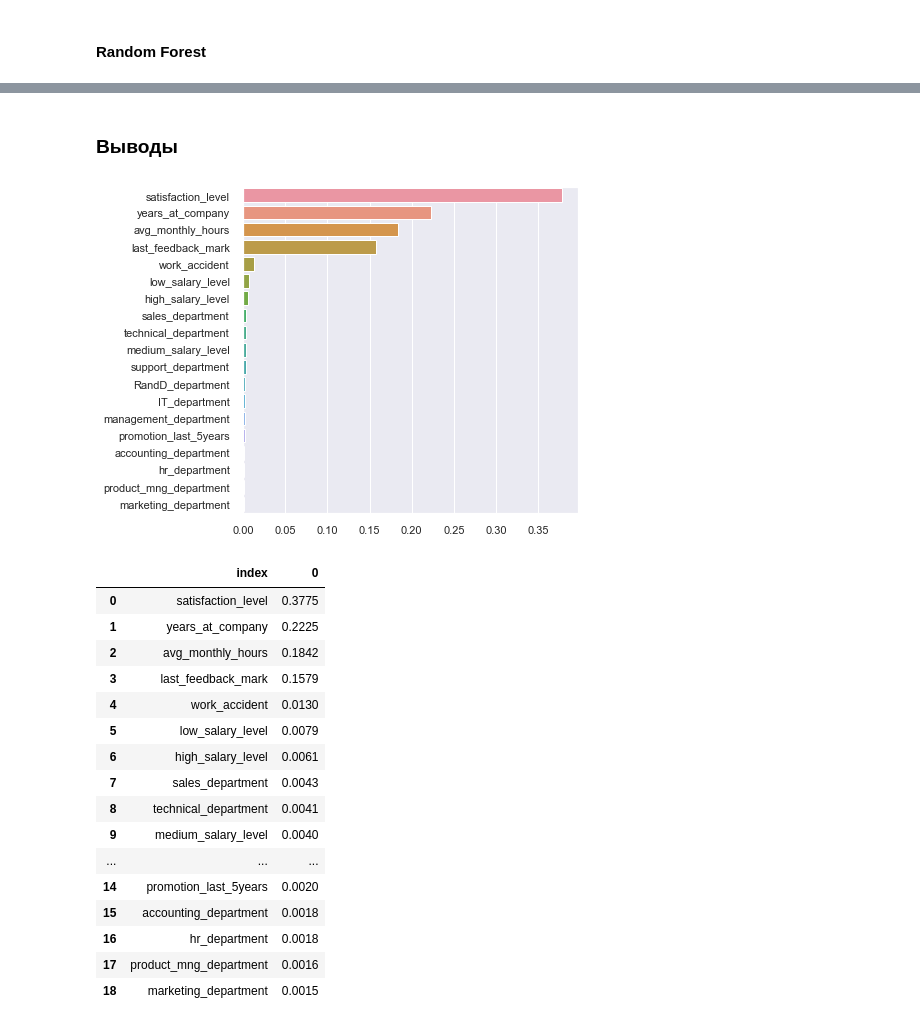
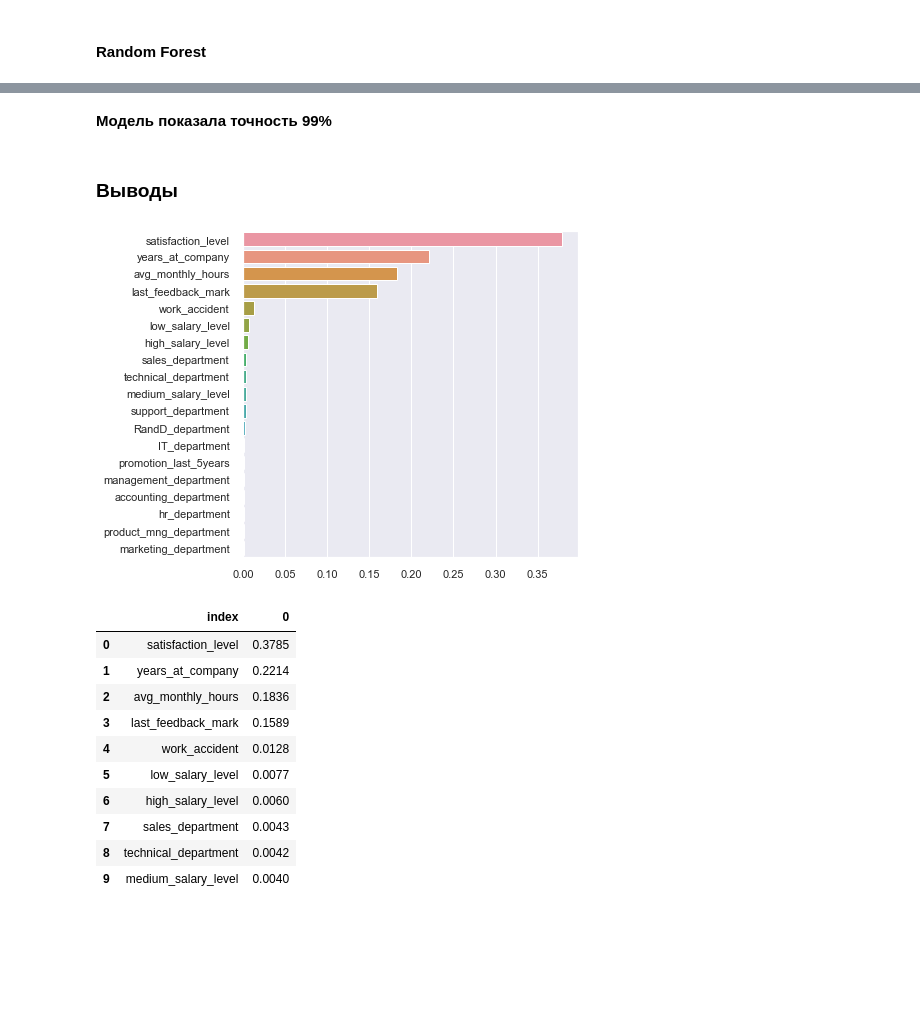
Before and after one commit to philippnicholson/netology_pyda_diploma, a Jupyter notebook: pyda-diploma.ipynb, the cells around one changed output, grey strips where cells are left out. Drawn from its saved outputs; the diff is of its cells as text; code cells hidden in the pictures; blank space fills up the shorter version.

```diff
--- a/pyda-diploma.ipynb
+++ b/pyda-diploma.ipynb
@@ -634,29 +663,25 @@ model accuracy: 99.163%
+# %% [markdown]
+**Модель показала точность 99%**
 # %% [markdown]
 ### Выводы
 # %%
 f, ax = plt.subplots(figsize=(6, 6))
 sns.barplot(x=feature_importance, y=feature_importance.index)
 plt.show()
 
-feature_importance.to_frame().round(4).reset_index()
+feature_importance.to_frame().round(4).reset_index().head(10)
 # %% [output]
-[figure, old version]
+[figure, new version]
 |  | index | 0 |
-| 0 | satisfaction_level | 0.3775 |
-| 1 | years_at_company | 0.2225 |
-| 2 | avg_monthly_hours | 0.1842 |
-| 3 | last_feedback_mark | 0.1579 |
-| 4 | work_accident | 0.0130 |
-| 5 | low_salary_level | 0.0079 |
-| 6 | high_salary_level | 0.0061 |
+| 0 | satisfaction_level | 0.3785 |
+| 1 | years_at_company | 0.2214 |
+| 2 | avg_monthly_hours | 0.1836 |
+| 3 | last_feedback_mark | 0.1589 |
+| 4 | work_accident | 0.0128 |
+| 5 | low_salary_level | 0.0077 |
+| 6 | high_salary_level | 0.0060 |
 | 7 | sales_department | 0.0043 |
-| 8 | technical_department | 0.0041 |
+| 8 | technical_department | 0.0042 |
 | 9 | medium_salary_level | 0.0040 |
-| ... | ... | ... |
-| 14 | promotion_last_5years | 0.0020 |
-| 15 | accounting_department | 0.0018 |
-| 16 | hr_department | 0.0018 |
-| 17 | product_mng_department | 0.0016 |
-| 18 | marketing_department | 0.0015 |
 # %%
 df.groupby('is_left').median().iloc[:,:7]
```
Also changed, not shown: parts of 41 cells of this notebook.
